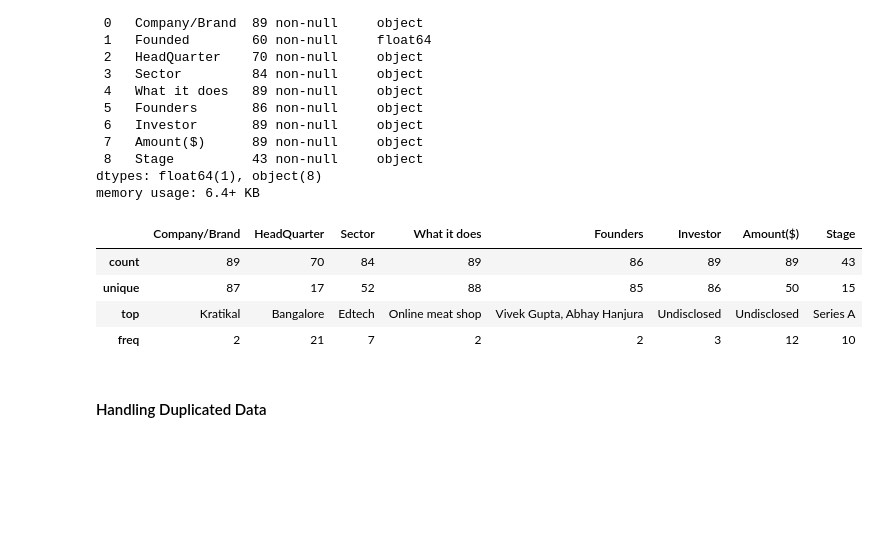
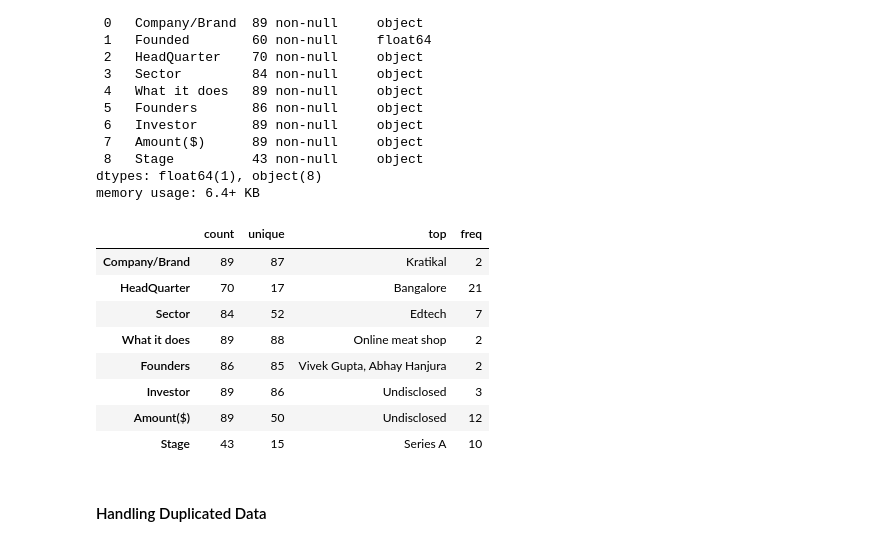
Before and after one commit to DzeBakuEso/stockholm_lp1_colla_project_sprint_1, a Jupyter notebook: Indian _Ecosystem_Analysis.ipynb, the cells around one changed output. Saved outputs shown, nothing was run; the diff lists cells and outputs as text; code cells hidden in the pictures; blank space fills up the shorter version.

```diff
--- a/Indian _Ecosystem_Analysis.ipynb
+++ b/Indian _Ecosystem_Analysis.ipynb
@@ -100 +100,7 @@ from scipy.stats import chi2_contingency
+# %%
+# Set display options
+pd.set_option('display.max_columns', None)  # Show all columns
+pd.set_option('display.max_rows', None)  # Show all rows
+pd.set_option('display.width', None)  # Disable column width restriction
+pd.set_option('display.max_colwidth', None)  # Disable truncation of column contents
 # %% [markdown]
@@ -672,13 +658,17 @@ Data columns (total 9 columns):
 dtypes: float64(1), object(8)
 memory usage: 6.4+ KB
 # %%
-df2.describe(include='object') # getting General descriptive statistics of the data2 dataFrame
+df2.describe(include='object').transpose() # getting General descriptive statistics of the data2 dataFrame
 # %% [output]
-|  | Company/Brand | HeadQuarter | Sector | What it does | Founders | Investor | Amount($) | Stage |
-| count | 89 | 70 | 84 | 89 | 86 | 89 | 89 | 43 |
-| unique | 87 | 17 | 52 | 88 | 85 | 86 | 50 | 15 |
-| top | Kratikal | Bangalore | Edtech | Online meat shop | Vivek Gupta, Abhay Hanjura | Undisclosed | Undisclosed | Series A |
-| freq | 2 | 21 | 7 | 2 | 2 | 3 | 12 | 10 |
+|  | count | unique | top | freq |
+| Company/Brand | 89 | 87 | Kratikal | 2 |
+| HeadQuarter | 70 | 17 | Bangalore | 21 |
+| Sector | 84 | 52 | Edtech | 7 |
+| What it does | 89 | 88 | Online meat shop | 2 |
+| Founders | 86 | 85 | Vivek Gupta, Abhay Hanjura | 2 |
+| Investor | 89 | 86 | Undisclosed | 3 |
+| Amount($) | 89 | 50 | Undisclosed | 12 |
+| Stage | 43 | 15 | Series A | 10 |
 # %% [markdown]
 #### Handling Duplicated Data
 # %%
```
Also changed, not shown: parts of 133 cells of this notebook, 5 other files.
